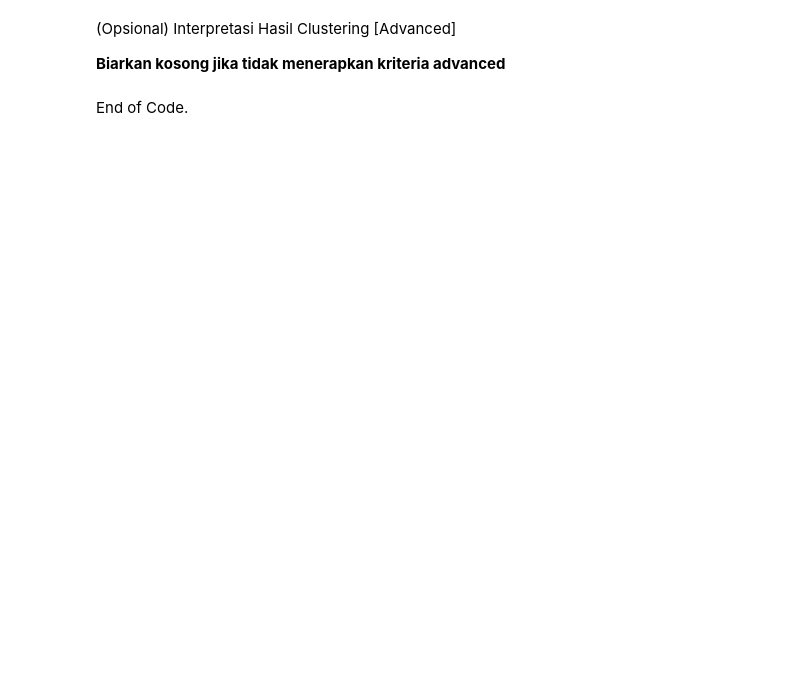
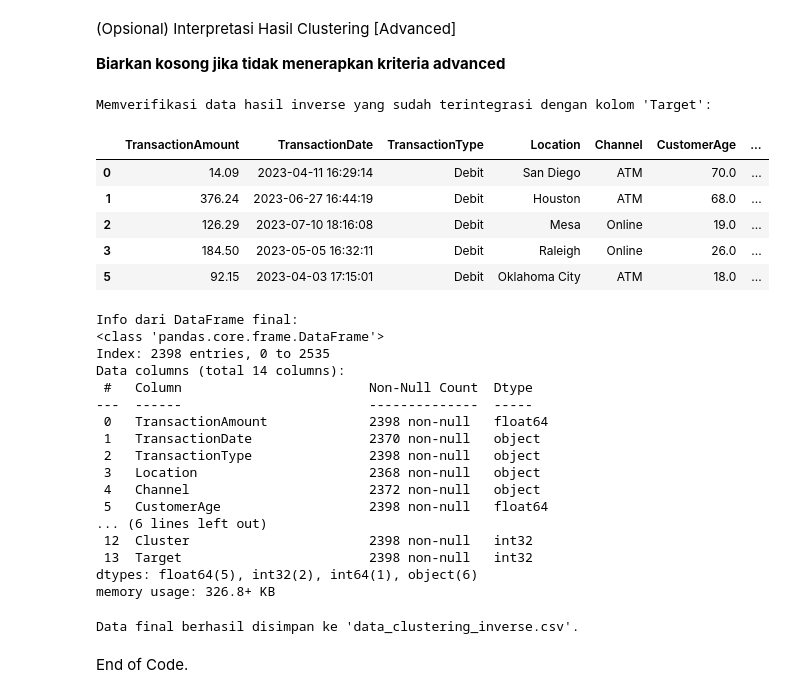
Before and after one commit to NaufalYogaPratama/BMLP-bank-transactions-data-model, a Jupyter notebook: [Clustering]_Submission_Akhir__Naufal_Yoga_Pratama.ipynb, the cells around one changed output. Drawn from its saved outputs; the diff is of its cells as text; code cells hidden in the pictures; blank space fills up the shorter version.

```diff
--- a/[Clustering]_Submission_Akhir__Naufal_Yoga_Pratama.ipynb
+++ b/[Clustering]_Submission_Akhir__Naufal_Yoga_Pratama.ipynb
@@ -656,8 +723,44 @@ df_inverse.head()
 **Biarkan kosong jika tidak menerapkan kriteria advanced**
 # %%
 # Mengintegrasikan kembali data yang telah di-inverse dengan hasil cluster.
+
+print("Memverifikasi data hasil inverse yang sudah terintegrasi dengan kolom 'Target':")
+display(df_inverse_skilled.head())
+
+print("\nInfo dari DataFrame final:")
+df_inverse_skilled.info()
+# %% [output]
+Memverifikasi data hasil inverse yang sudah terintegrasi dengan kolom 'Target':
+|  | TransactionAmount | TransactionDate | TransactionType | Location | Channel | CustomerAge | ... |
+| 0 | 14.09 | 2023-04-11 16:29:14 | Debit | San Diego | ATM | 70.0 | ... |
+| 1 | 376.24 | 2023-06-27 16:44:19 | Debit | Houston | ATM | 68.0 | ... |
+| 2 | 126.29 | 2023-07-10 18:16:08 | Debit | Mesa | Online | 19.0 | ... |
+| 3 | 184.50 | 2023-05-05 16:32:11 | Debit | Raleigh | Online | 26.0 | ... |
+| 5 | 92.15 | 2023-04-03 17:15:01 | Debit | Oklahoma City | ATM | 18.0 | ... |
+Info dari DataFrame final:
+<class 'pandas.core.frame.DataFrame'>
+Index: 2398 entries, 0 to 2535
+Data columns (total 14 columns):
+ #   Column                        Non-Null Count  Dtype
+---  ------                        --------------  -----
+ 0   TransactionAmount             2398 non-null   float64
+ 1   TransactionDate               2370 non-null   object
+ 2   TransactionType               2398 non-null   object
+ 3   Location                      2368 non-null   object
+ 4   Channel                       2372 non-null   object
+ 5   CustomerAge                   2398 non-null   float64
+... (6 lines left out)
+ 12  Cluster                       2398 non-null   int32
+ 13  Target                        2398 non-null   int32
+dtypes: float64(5), int32(2), int64(1), object(6)
+memory usage: 326.8+ KB
 # %%
 # Simpan Data
 # ___.to_csv('data_clustering_inverse.csv', index=False)
+
+df_inverse_skilled.to_csv('data_clustering_inverse.csv', index=False)
+print("\nData final berhasil disimpan ke 'data_clustering_inverse.csv'.")
+# %% [output]
+Data final berhasil disimpan ke 'data_clustering_inverse.csv'.
 # %% [markdown]
 End of Code.
```
Also changed, not shown: parts of 10 cells of this notebook.
